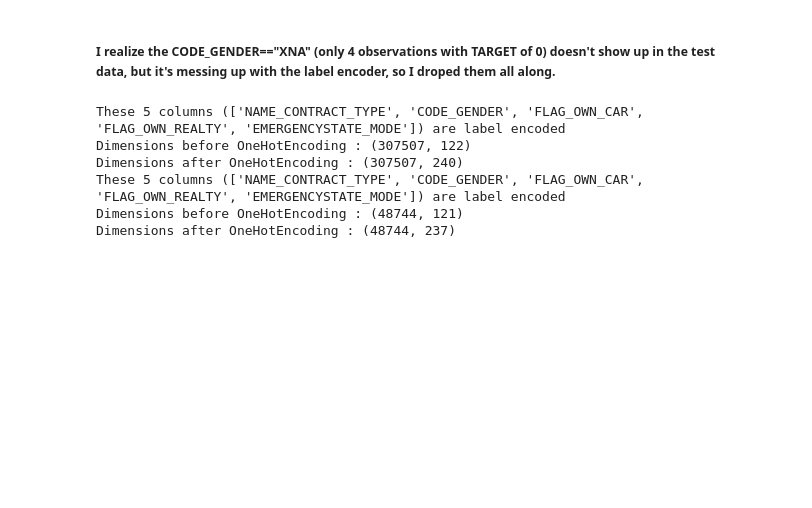
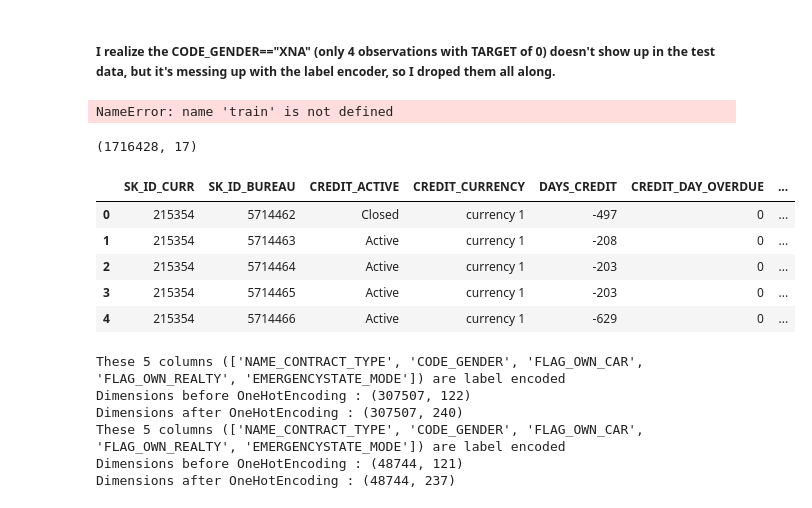
Before and after one commit to zahid1202/Credit_Default_Risk, a Jupyter notebook: Model_Credit_Fraud.ipynb, the cells around one changed output. Saved outputs shown, nothing was run; the diff lists cells and outputs as text; code cells hidden in the pictures; blank space fills up the shorter version.

```diff
--- a/Model_Credit_Fraud.ipynb
+++ b/Model_Credit_Fraud.ipynb
@@ -95,3 +96,10 @@ Decreased by 67.6%
 Memory usage of dataframe is 286.23 MB
 Memory usage after optimization is: 92.38 MB
 Decreased by 67.7%
+# %%
+bureau_balance = pd.read_csv("DataSet/bureau_balance.csv")
+credit_card_balance = pd.read_csv("DataSet/credit_card_balance.csv")
+bureau = pd.read_csv("DataSet/bureau.csv")
+bureau_balance = reduce_mem(bureau_balance)
+credit_card_balance = reduce_mem(credit_card_balance)
+bureau = reduce_mem(bureau)
@@ -98,5 +116,24 @@ Decreased by 67.7%
 # %% [markdown]
 ##### I realize the CODE_GENDER=="XNA" (only 4 observations with TARGET of 0) doesn't show up in the test data, but it's messing up with the label encoder, so I droped them all along.
+# %%
+# Extracting the id column
+train_id = train["SK_ID_CURR"]
+test_id = test["SK_ID_CURR"]
+# %% [output]
+NameError: name 'train' is not defined
+# %%
+relevant_clients_bureau = bureau[bureau.SK_ID_CURR == train_id]
+# %% [output]
+(1716428, 17)
+# %%
+bureau.head()
+# %% [output]
+|  | SK_ID_CURR | SK_ID_BUREAU | CREDIT_ACTIVE | CREDIT_CURRENCY | DAYS_CREDIT | CREDIT_DAY_OVERDUE | ... |
+| 0 | 215354 | 5714462 | Closed | currency 1 | -497 | 0 | ... |
+| 1 | 215354 | 5714463 | Active | currency 1 | -208 | 0 | ... |
+| 2 | 215354 | 5714464 | Active | currency 1 | -203 | 0 | ... |
+| 3 | 215354 | 5714465 | Active | currency 1 | -203 | 0 | ... |
+| 4 | 215354 | 5714466 | Active | currency 1 | -629 | 0 | ... |
 # %%
 train = train.drop(index = train.loc[train.CODE_GENDER=="XNA"].index)
 # %%
```
Also changed, not shown: parts of 15 cells of this notebook.
